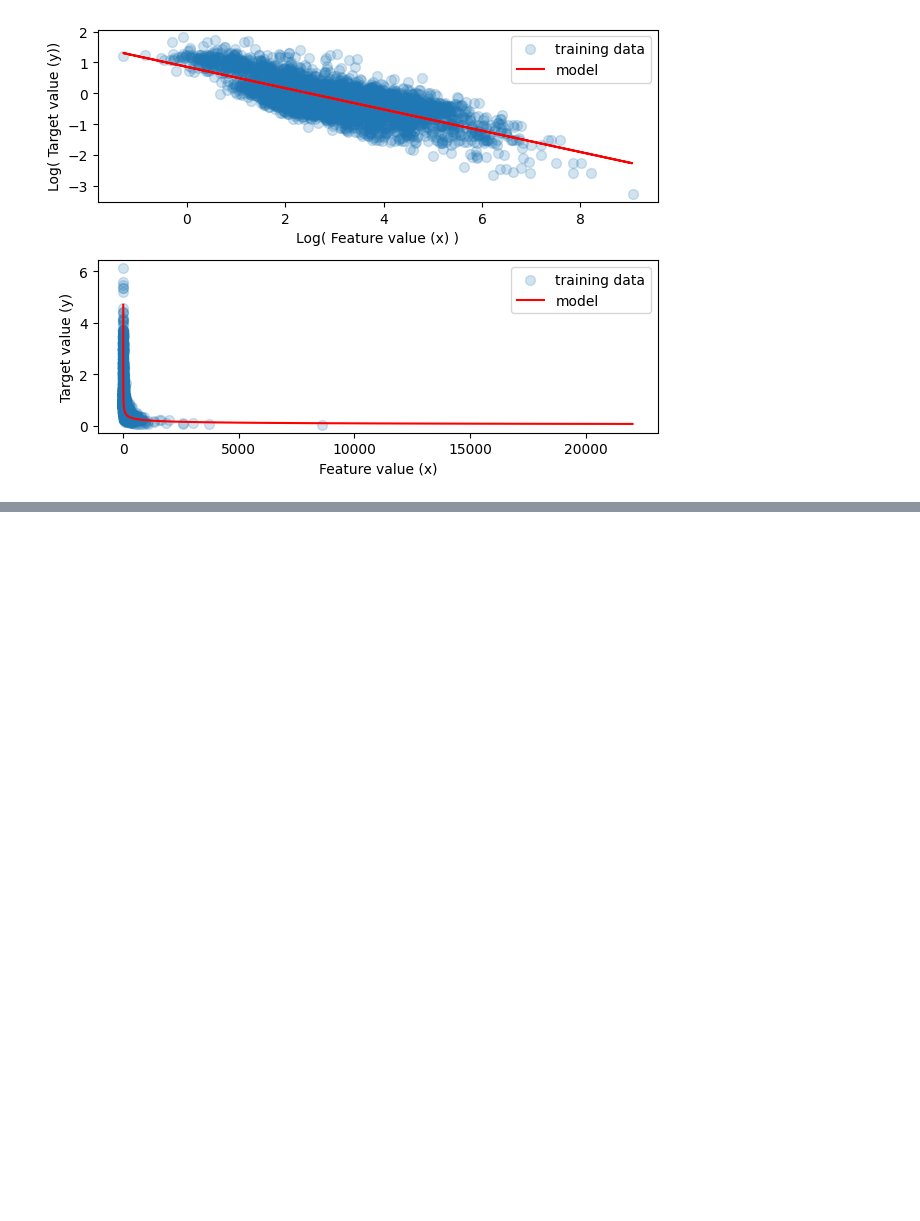
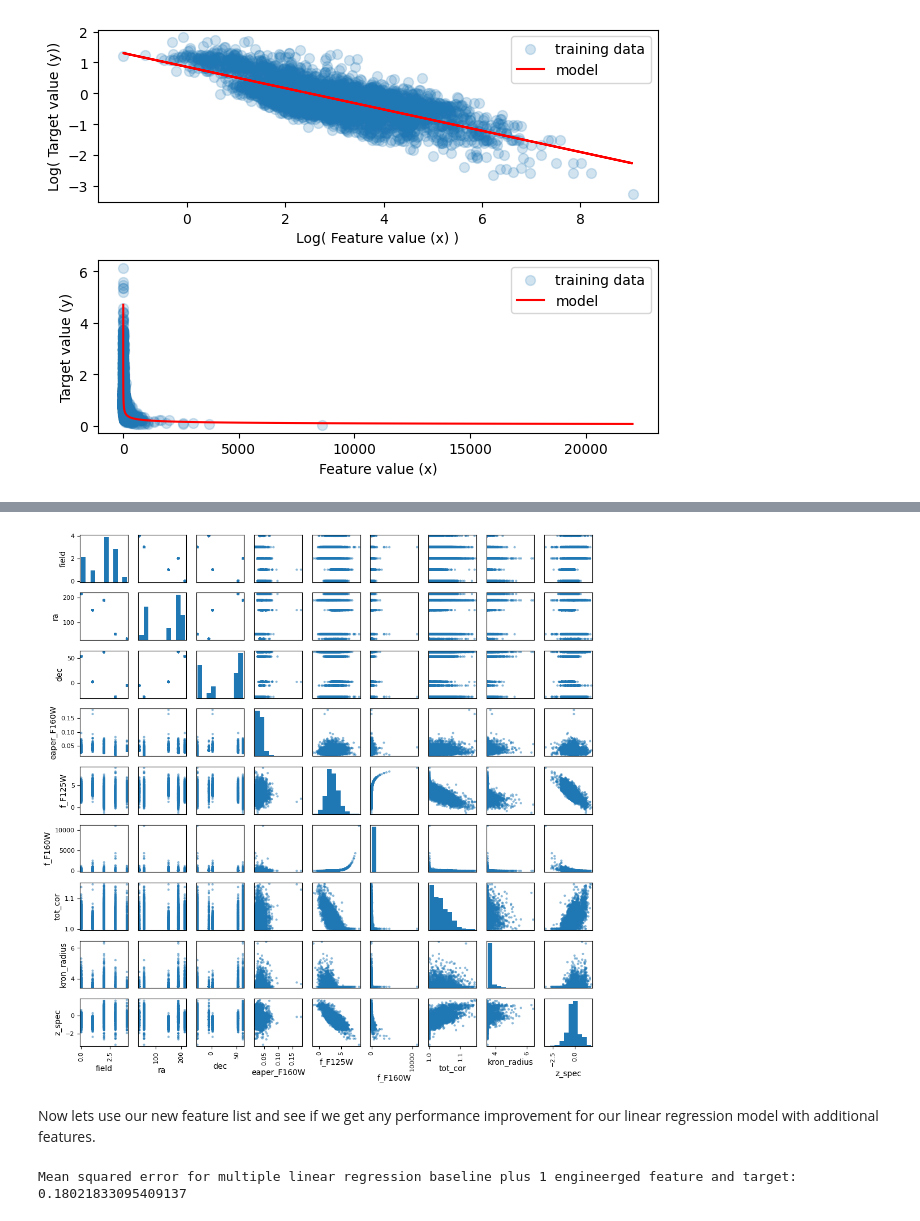
Before and after one commit to jrduncan831/sci_tacc_education_materials, a Jupyter notebook: CosmicAI/Linear_Regression/Linear_Regression.ipynb, the cells around one changed output, grey strips where cells are left out. Drawn from its saved outputs; the diff is of its cells as text; code cells hidden in the pictures; blank space fills up the shorter version.

```diff
--- a/CosmicAI/Linear_Regression/Linear_Regression.ipynb
+++ b/CosmicAI/Linear_Regression/Linear_Regression.ipynb
@@ -372,0 +420,41 @@ fig.tight_layout()
+# %%
+# remove f_160W because they are highly colinear
+if 'f_F160W' in new_features:
+    new_features.remove('f_F160W')
+
+# engineer new features from simple linear regression example
+tab_engineer = tab.copy()
+tab_engineer[target] = np.log(tab_engineer[target])
+tab_engineer['f_F125W'] = np.log(tab_engineer['f_F125W'])
+
+# plot new scatter matrix
+pd.plotting.scatter_matrix(tab_engineer[new_features+[target]],figsize=(10,10))
+plt.tight_layout();
+# %% [output]
+[figure, added]
+# %% [markdown]
+Now lets use our new feature list and see if we get any performance improvement for our linear regression model with additional features.
+# %%
+X = tab_engineer[new_features]
+y = tab_engineer[target]
+
+# first reserve 70% of the data for training, 30% for validation
+X_train, X_validate, y_train, y_validate= train_test_split(X, y,test_size=0.3, random_state=42)
+
+# second, split the validation set in half to obtain validation and test sets.
+X_validate, X_test, y_validate, y_test = train_test_split(X_validate, y_validate, test_size=0.5, random_state=42)
+
+# Scale data so we can compare slopes
+scaler = StandardScaler()
+scaler.fit(X_train)
+X_train_scaled = scaler.transform(X_train)
+X_test_scaled = scaler.transform(X_test)
+
+linreg_eng = LinearRegression().fit(X_train_scaled, y_train)
+
+# evaluate model
+y_predict = np.exp(linreg_eng.predict(X_test_scaled))# get predictions
+mse_mlr_eng=mean_squared_error(np.exp(y_test), y_predict )
+print('Mean squared error for multiple linear regression baseline plus 1 engineerged feature and target: {}'.format(mse_mlr_eng))
+# %% [output]
+Mean squared error for multiple linear regression baseline plus 1 engineerged feature and target: 0.18021833095409137
```
Also changed, not shown: parts of 28 cells of this notebook.
